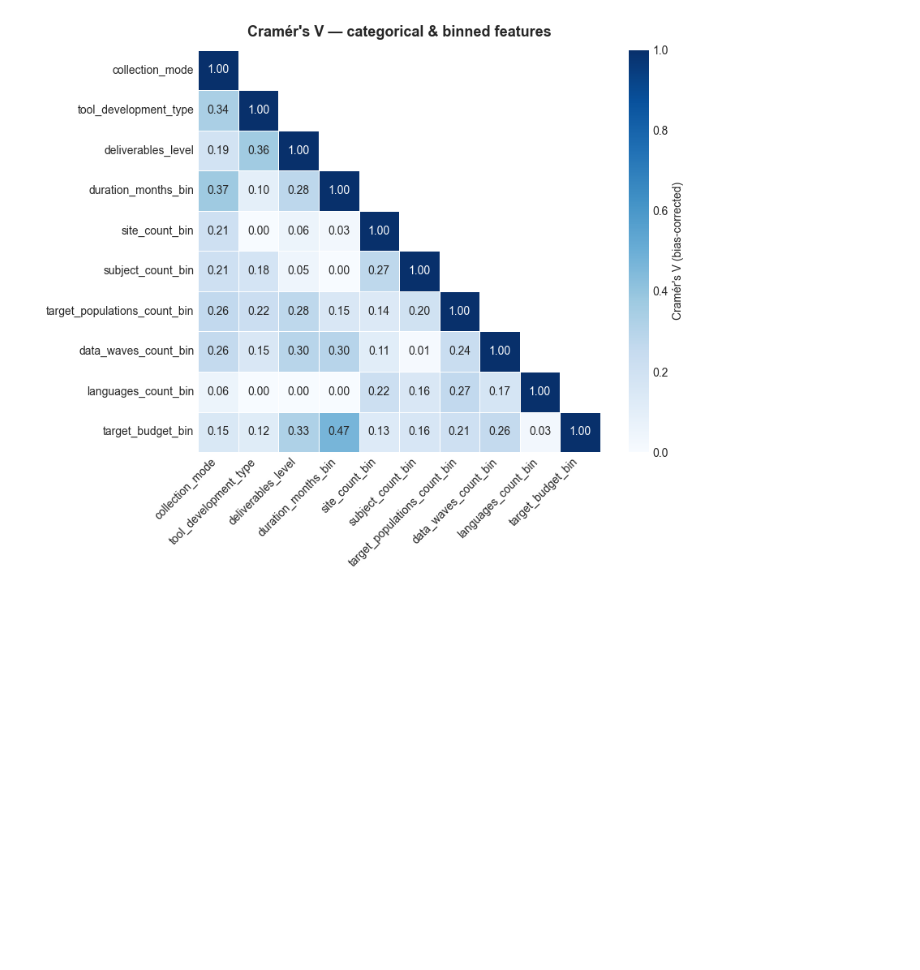
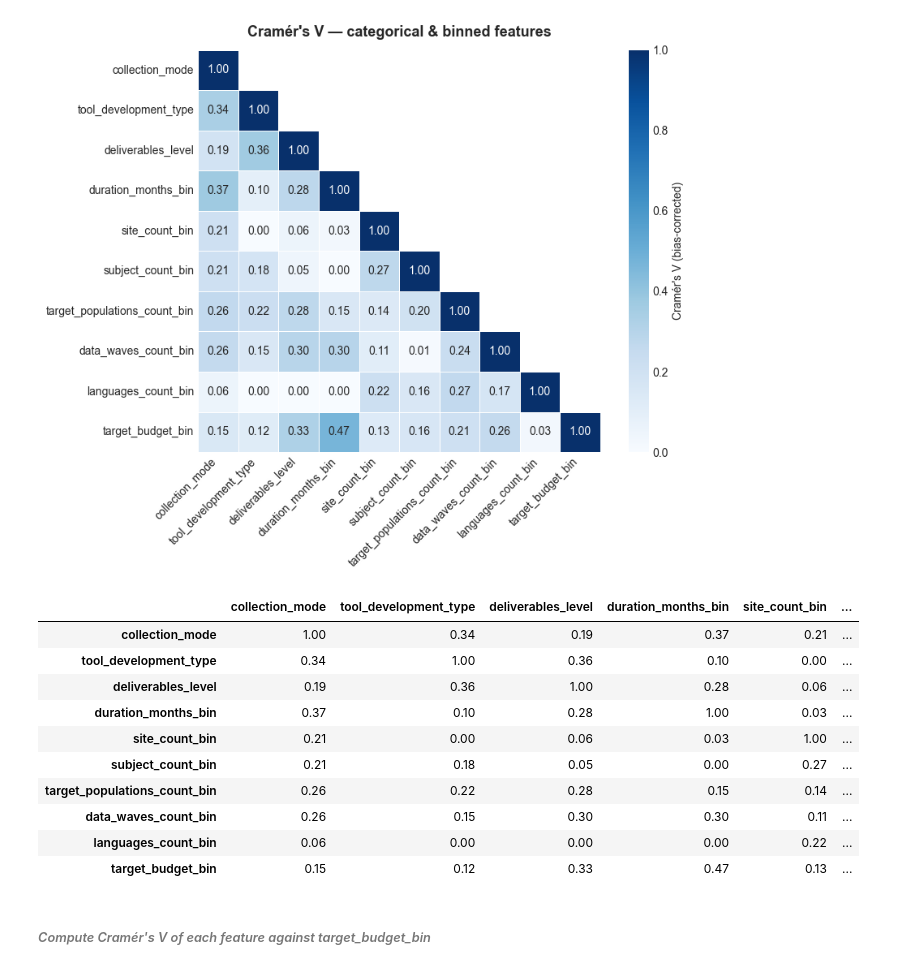
Before and after one commit to idowein/MOECSO, a Jupyter notebook: budget_estimation/Budget_estimation.ipynb, the cells around one changed output. Saved outputs shown, nothing was run; the diff lists cells and outputs as text; code cells hidden in the pictures; blank space fills up the shorter version.

```diff
--- a/budget_estimation/Budget_estimation.ipynb
+++ b/budget_estimation/Budget_estimation.ipynb
@@ -1699,3 +1673,19 @@ plt.tight_layout()
 plt.show()
 # %% [output]
 [figure]
+# %%
+display(cramers_v_matrix.round(2))
+# %% [output]
+|  | collection_mode | tool_development_type | deliverables_level | duration_months_bin | site_count_bin | ... |
+| collection_mode | 1.00 | 0.34 | 0.19 | 0.37 | 0.21 | ... |
+| tool_development_type | 0.34 | 1.00 | 0.36 | 0.10 | 0.00 | ... |
+| deliverables_level | 0.19 | 0.36 | 1.00 | 0.28 | 0.06 | ... |
+| duration_months_bin | 0.37 | 0.10 | 0.28 | 1.00 | 0.03 | ... |
+| site_count_bin | 0.21 | 0.00 | 0.06 | 0.03 | 1.00 | ... |
+| subject_count_bin | 0.21 | 0.18 | 0.05 | 0.00 | 0.27 | ... |
+| target_populations_count_bin | 0.26 | 0.22 | 0.28 | 0.15 | 0.14 | ... |
+| data_waves_count_bin | 0.26 | 0.15 | 0.30 | 0.30 | 0.11 | ... |
+| languages_count_bin | 0.06 | 0.00 | 0.00 | 0.00 | 0.22 | ... |
+| target_budget_bin | 0.15 | 0.12 | 0.33 | 0.47 | 0.13 | ... |
+# %% [markdown]
+###### *Compute Cramér's V of each feature against target_budget_bin*
```
Also changed, not shown: parts of 22 cells of this notebook, 1 other file.
